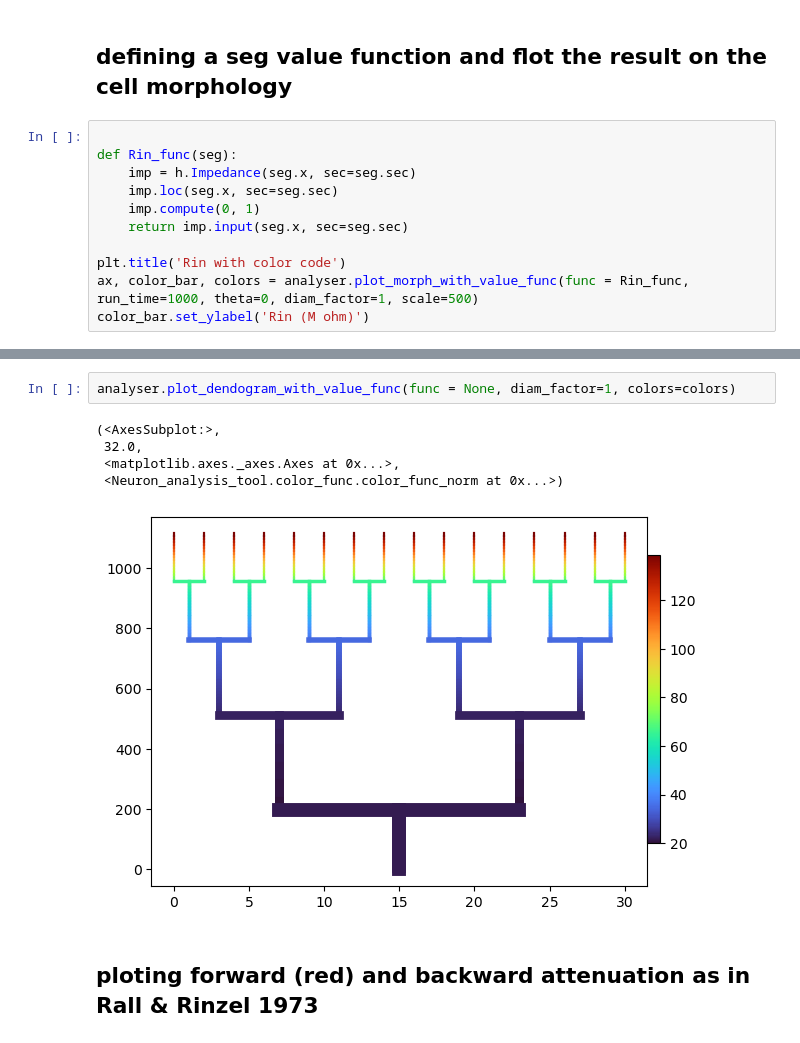
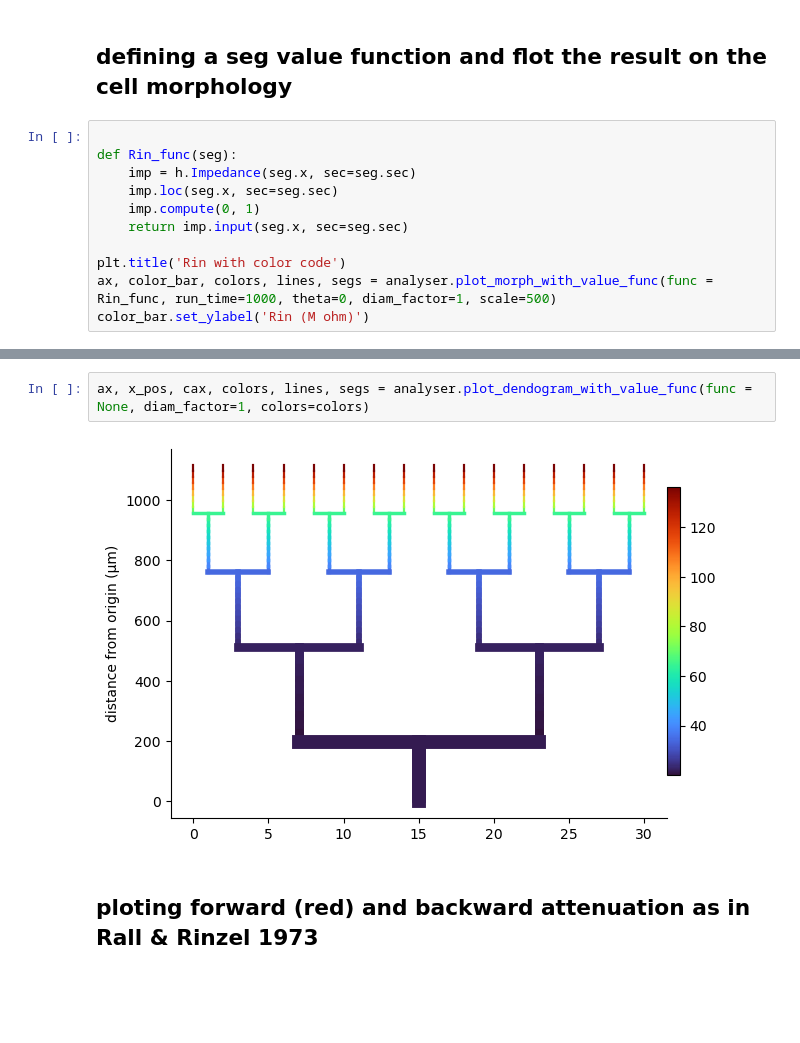
Before and after one commit to YoniLeibner/Neuron_analysis_tool, a Jupyter notebook: Neuron_analysis_tool/example Rall model.ipynb, the cells around one changed output, grey strips where cells are left out. Cells and saved outputs as stored; diff of their text form; blank space fills up the shorter version.

```diff
--- a/Neuron_analysis_tool/example Rall model.ipynb
+++ b/Neuron_analysis_tool/example Rall model.ipynb
@@ -71,7 +72,7 @@ def Rin_func(seg):
     return imp.input(seg.x, sec=seg.sec)
 
 plt.title('Rin with color code')
-ax, color_bar, colors = analyser.plot_morph_with_value_func(func = Rin_func, run_time=1000, theta=0, diam_factor=1, scale=500)
+ax, color_bar, colors, lines, segs = analyser.plot_morph_with_value_func(func = Rin_func, run_time=1000, theta=0, diam_factor=1, scale=500)
 color_bar.set_ylabel('Rin (M ohm)')
 # %% [output]
 Text(0, 0.5, 'Rin (M ohm)')
@@ -79,11 +80,7 @@ Text(0, 0.5, 'Rin (M ohm)')
 # %%
-analyser.plot_dendogram_with_value_func(func = None, diam_factor=1, colors=colors)
+ax, x_pos, cax, colors, lines, segs = analyser.plot_dendogram_with_value_func(func = None, diam_factor=1, colors=colors)
 # %% [output]
-(<AxesSubplot:>,
- 32.0,
- <matplotlib.axes._axes.Axes at 0x...>,
- <Neuron_analysis_tool.color_func.color_func_norm at 0x...>)
-[figure, old version]
+[figure, new version]
 # %% [markdown]
 ## ploting forward (red) and backward attenuation as in Rall & Rinzel 1973
 # %%
```
Also changed, not shown: parts of 9 cells of this notebook, 7 other files.
